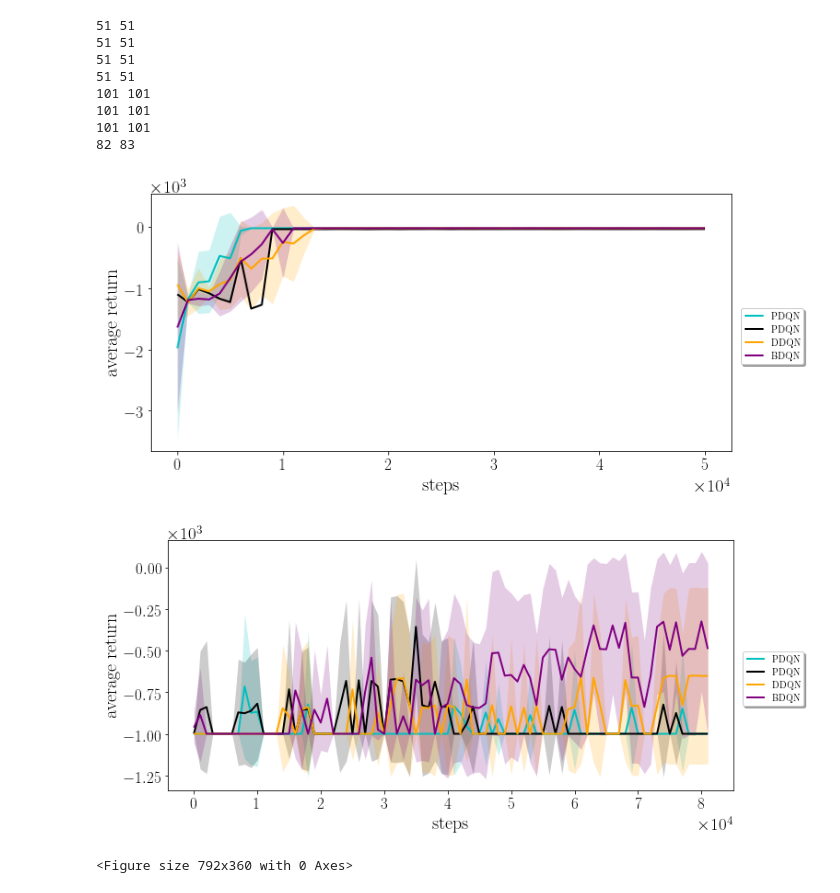
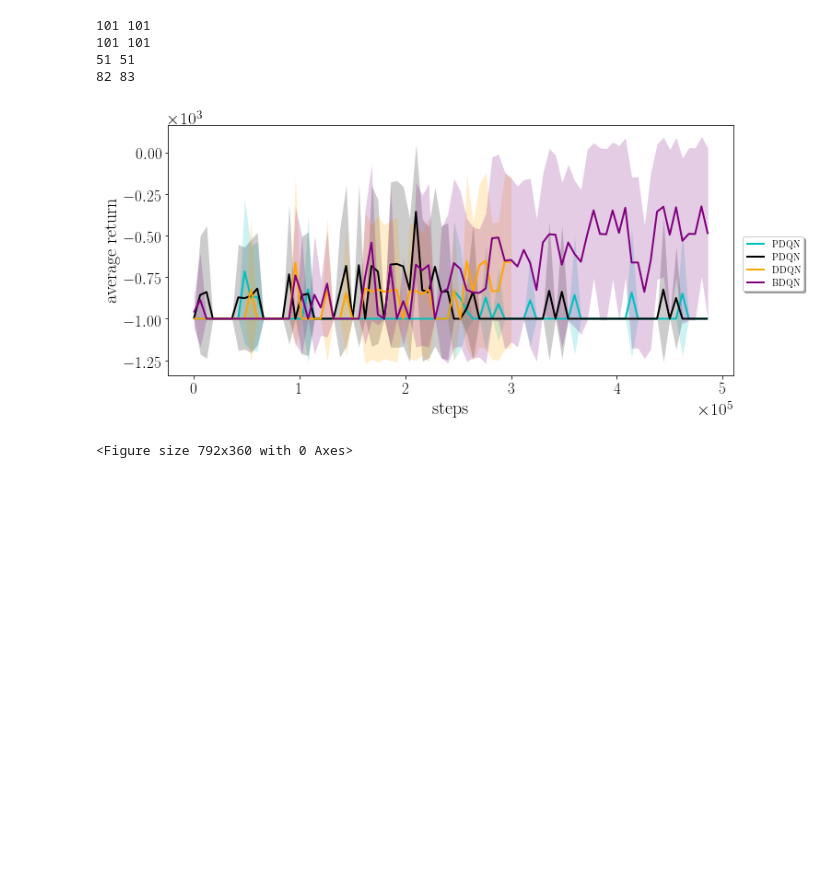
Before and after one commit to albertometelli/weightedDQN, a Jupyter notebook: dqn/atari/res_2/notebook.ipynb, the cells around one changed output. Saved outputs shown, nothing was run; the diff lists cells and outputs as text; code cells hidden in the pictures; blank space fills up the shorter version.

```diff
--- a/dqn/atari/res_2/notebook.ipynb
+++ b/dqn/atari/res_2/notebook.ipynb
@@ -102,9 +102,9 @@ def plot_ci(xs, ys, conf, n, xlabel=None, ylabel=None, label=None, ax=None, **kw
     ax.tick_params(labelsize=TICKS_FONT_SIZE)
     return ax
 # %%
-environments = ['Gridworld','Mountain']#'BankHeist','Asterix','Asteroids'
+environments = ['Mountain']#'BankHeist','Asterix','Asteroids'
 algorithms = ['particle','dqn','boot']
-eval_freq = 1e3
+eval_freq = 6e3
 #policies = [['weighted'],['weighted-gaussian'],['boot','weighted'],['eps-greedy', 'boltzmann']]
 updates = [['max_mean','weighted'],[''],[''],['weighted','max_mean'],['']]
 alg_to_label={
@@ -181,38 +181,33 @@ for e,env in enumerate(environments):
                         legend_colors.append(col[i])
                         legend_markers.append(markers[i])
                     print(min_rows,max_rows)
                     cum_reward_test = np.stack(res)
                     #print(cum_reward_test)
                     indexes = [i*subsample for i in range(len(timesteps) // subsample)]
 
 
                     ax = plot_ci(timesteps[indexes],cum_reward_test[:, indexes], conf,
                                 5, xlabel='steps', ylabel='average return', label=alg_to_label[alg] ,
                                  ax=ax, linewidth=2.0, linestyle=ls[0], color=col[i])
                     #ax.set_ylim(limits[e])
 
                     i += 1
     lgd=fig.legend(loc='center right',
                           ncol=1, fancybox=True, shadow=True)#,bbox_to_anchor=(0.42, 0)
 
     fig.savefig(env+".pdf",format='pdf', bbox_inches='tight',bbox_extra_artists=(lgd,))
 
 fig = plt.figure(figsize=(11, 5))
 patches = [ mlines.Line2D([], [], color=legend_colors[i], marker=legend_markers[i],
                           label=legend_labels[i])  for i in range(len(legend_labels)) ]
 
 #lgd=fig.legend( patches, legend_labels, ncol=6,
 #           loc='center')
 #fig.savefig('atari-legend.pdf',format='pdf',bbox_extra_artists=(lgd,), bbox_inches='tight')
 # %% [output]
-51 51
-51 51
-51 51
-51 51
 101 101
 101 101
-101 101
+51 51
 82 83
-[figure, old version]
+[figure, new version]
-[figure, removed]
 <Figure size 792x360 with 0 Axes>
```
Also changed, not shown: 6 other files.
